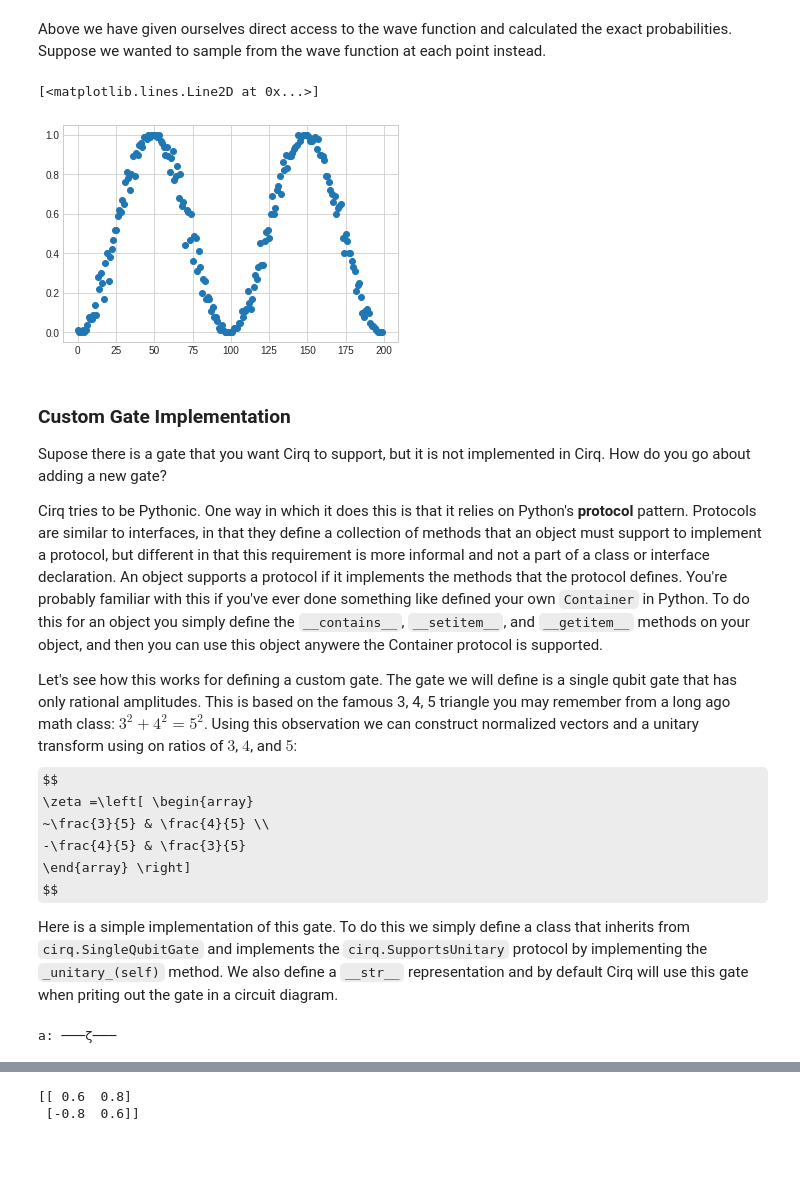
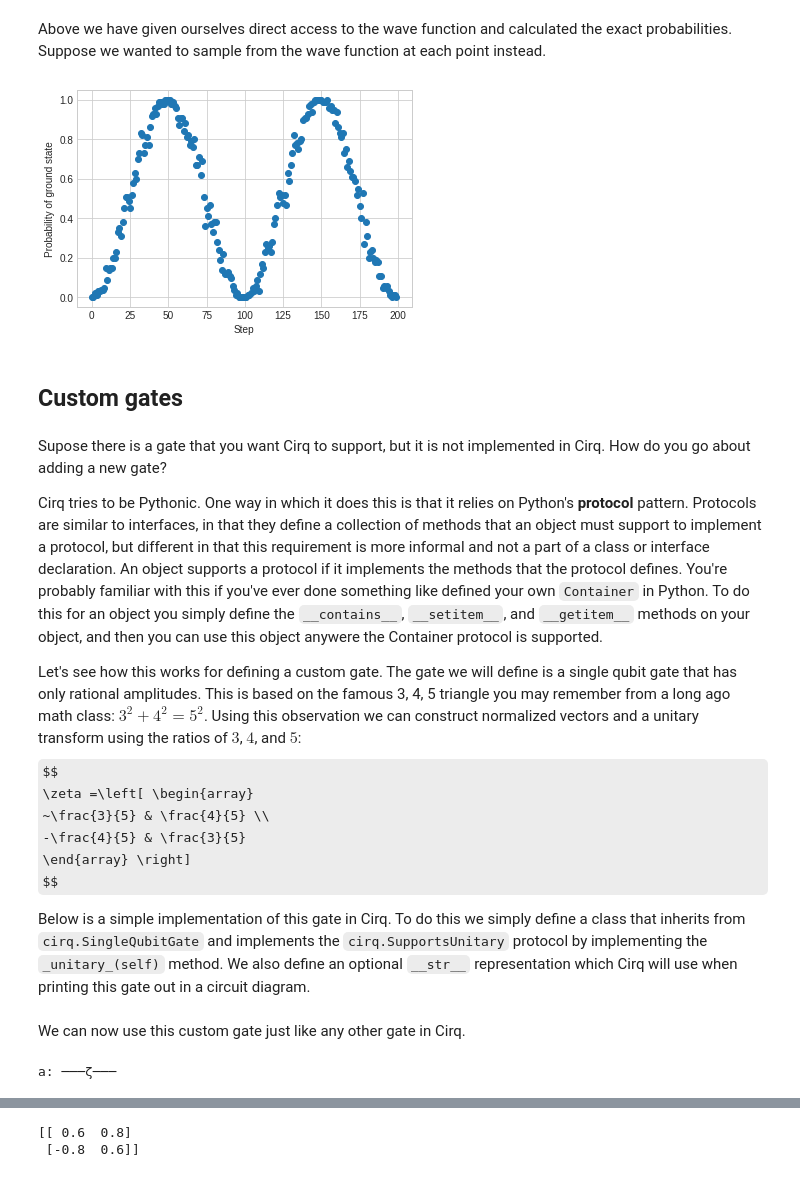
Before and after one commit to LiberoAphpollo/VQC-Cirq, a Jupyter notebook: docs/tutorials/educators/intro.ipynb, the cells around one changed output, grey strips where cells are left out. Cells and saved outputs as stored; diff of their text form; code cells hidden in the pictures; some formulas as TeX source.

```diff
--- a/docs/tutorials/educators/intro.ipynb
+++ b/docs/tutorials/educators/intro.ipynb
@@ -750,0 +793,11 @@ Your result on balanced functions
+# %%
+"""Simulate the Deutsch-Jozsa circuit and check the results."""
+print("Result on constant functions:")
+for oracle in constant:
+    result = simulator.run(cirq.Circuit(dj_circuit(oracle)), repetitions=10)
+    print(result)
+
+print("\nResult on balanced functions:")
+for oracle in balanced:
+    result = simulator.run(cirq.Circuit(dj_circuit(oracle)), repetitions=10)
+    print(result)
@@ -835,29 +905,34 @@ We step through the circuit and plot the z component of the vector as a function
 # %% [markdown]
 Above we have given ourselves direct access to the wave function and calculated the exact probabilities.  Suppose we wanted to sample from the wave function at each point instead.
-# %%
-repetitions = 100
-a = cirq.NamedQubit('a')
-circuit = cirq.Circuit.from_ops([cirq.Rx(np.pi / 50.0)(a) for theta in range(200)])
-p0 = []
-z = []
-for i, step in enumerate(simulator.simulate_moment_steps(circuit)):
-    samples = step.sample([a], repetitions=repetitions)
-    prob0 = np.sum(samples, axis=0)[0] / repetitions
-    p0.append(prob0)
-    z.append(i)
-matplotlib.pyplot.style.use('seaborn-whitegrid')
-matplotlib.pyplot.plot(z, p0, 'o')
-# %% [output]
-[<matplotlib.lines.Line2D at 0x...>]
-[figure, removed]
+# %%
+"""Plot the probability of measuring a qubit in the ground state by sampling."""
+# Number of times to sample.
+repetitions = 100
+
+# List to store the probability of the ground state.
+sampled_probs = []
+
+for i, step in enumerate(simulator.simulate_moment_steps(circuit)):
+    samples = step.sample([a], repetitions=repetitions)
+    prob = np.sum(samples, axis=0)[0] / repetitions
+    sampled_probs.append(prob)
+
+
+# Plot the probability of the ground state at each simulation step.
+plt.style.use('seaborn-whitegrid')
+plt.plot(sampled_probs, 'o')
+plt.xlabel("Step")
+plt.ylabel("Probability of ground state");
+# %% [output]
+[figure, added]
+# %% [markdown]
+## Custom gates
 # %% [markdown]
-### Custom Gate Implementation
-
 Supose there is a gate that you want Cirq to support, but it is not implemented in Cirq.  How do you go about adding a new gate?
 
 Cirq tries to be Pythonic.  One way in which it does this is that it relies on Python's **protocol** pattern.  Protocols are similar to interfaces, in that they define a collection of methods that an object must support to implement a protocol, but different in that this requirement is more informal and not a part of a class or interface declaration.  An object supports a protocol if it implements the methods that the protocol defines.  You're probably familiar with this if you've ever done something like defined your own `Container` in Python.  To do this for an object you simply define the `__contains__`, `__setitem__`, and `__getitem__` methods on your object, and then you can use this object anywere the Container protocol is supported.
 
-Let's see how this works for defining a custom gate.  The gate we will define is a single qubit gate that has only rational amplitudes. This is based on the famous 3, 4, 5 triangle you may remember from a long ago math class: $3^2 + 4^2 = 5^2$.  Using this observation we can construct normalized vectors and a unitary transform using on ratios of $3$, $4$, and $5$:
+Let's see how this works for defining a custom gate.  The gate we will define is a single qubit gate that has only rational amplitudes. This is based on the famous 3, 4, 5 triangle you may remember from a long ago math class: $3^2 + 4^2 = 5^2$.  Using this observation we can construct normalized vectors and a unitary transform using the ratios of $3$, $4$, and $5$:
 $$
 \zeta =\left[ \begin{array}
 ~\frac{3}{5} & \frac{4}{5} \\
@@ -865,8 +940,9 @@ $$
 \end{array} \right]
 $$
 
-Here is a simple implementation of this gate.  To do this we simply define a class that inherits from `cirq.SingleQubitGate` and implements the `cirq.SupportsUnitary` protocol by implementing the `_unitary_(self)` method.  We also define a `__str__` representation and by default Cirq will use this gate when priting out the gate in a circuit diagram.
+Below is a simple implementation of this gate in Cirq.  To do this we simply define a class that inherits from `cirq.SingleQubitGate` and implements the `cirq.SupportsUnitary` protocol by implementing the `_unitary_(self)` method.  We also define an optional `__str__` representation which Cirq will use when printing this gate out in a circuit diagram.
 # %%
+"""Example of defining a custom gate in Cirq."""
 class RationalGate(cirq.SingleQubitGate):
 
     def _unitary_(self):
@@ -874,10 +950,12 @@ class RationalGate(cirq.SingleQubitGate):
 
     def __str__(self):
         return 'ζ'
-
-
-a = cirq.NamedQubit('a')
-rg = RationalGate()
-print(cirq.Circuit.from_ops([rg(a)]))
-# %% [output]
-a: ───ζ───
+# %% [markdown]
+We can now use this custom gate just like any other gate in Cirq.
+# %%
+"""Using the custom gate in a circuit."""
+a = cirq.NamedQubit('a')
+rg = RationalGate()
+print(cirq.Circuit(rg(a)))
+# %% [output]
+a: ───ζ───
```
Also changed, not shown: parts of 181 cells of this notebook.
